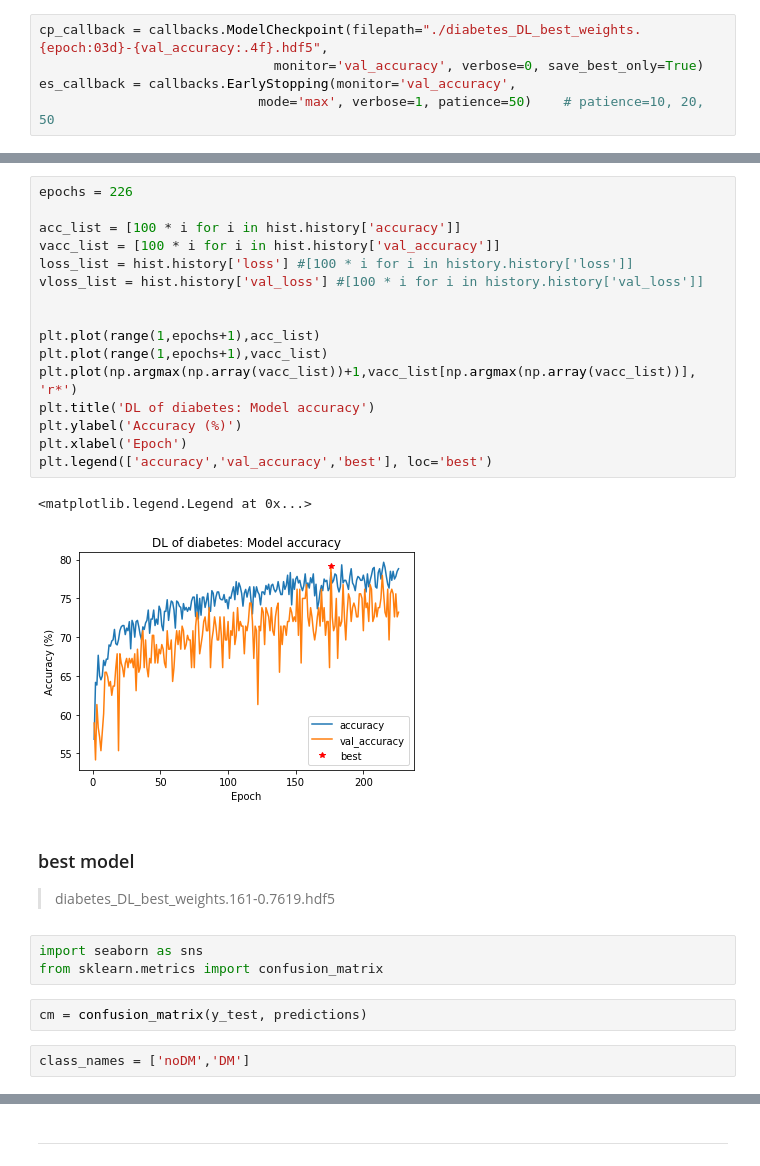
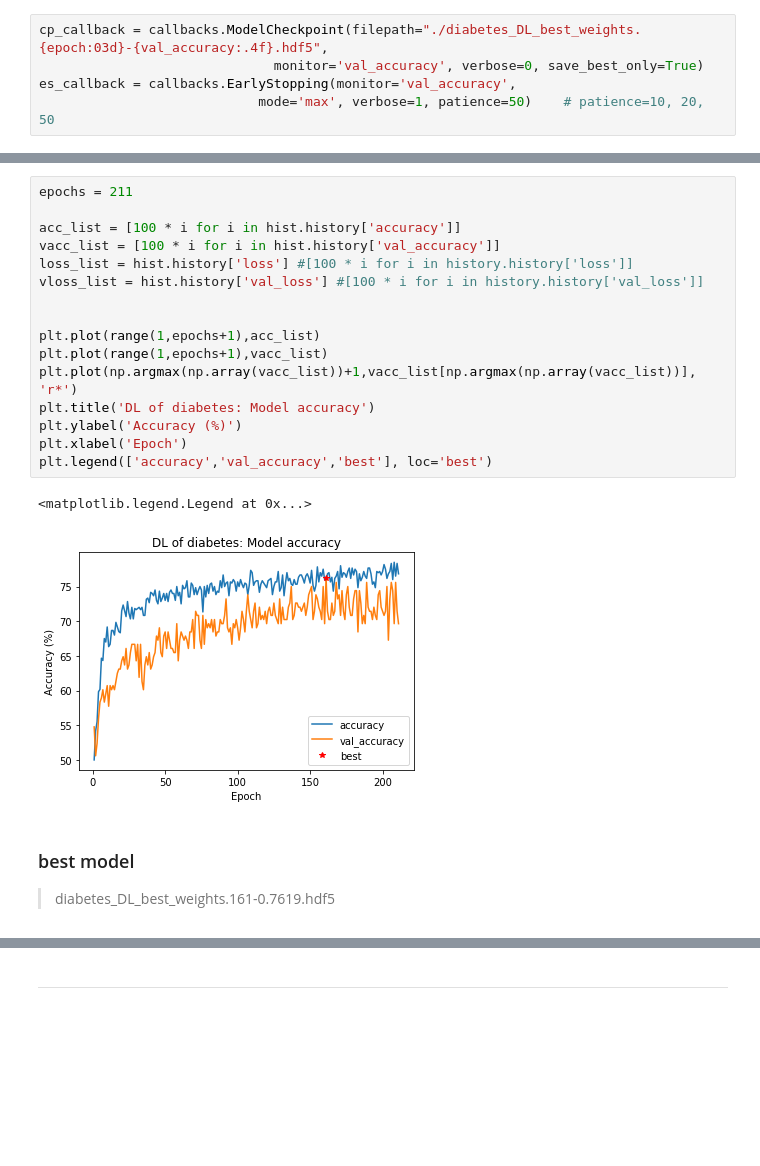
Before and after one commit to anstjsdud/pdm07, a Jupyter notebook: py-tensorflow/tf2_11_diabetes_FCN.ipynb, the cells around one changed output, grey strips where cells are left out. Drawn from its saved outputs; the diff is of its cells as text; blank space fills up the shorter version.

```diff
--- a/py-tensorflow/tf2_11_diabetes_FCN.ipynb
+++ b/py-tensorflow/tf2_11_diabetes_FCN.ipynb
@@ -235,29 +233,22 @@ Epoch 00226: early stopping
 # %%
-epochs = 226
+epochs = 211
 
 acc_list = [100 * i for i in hist.history['accuracy']]
 vacc_list = [100 * i for i in hist.history['val_accuracy']]
 loss_list = hist.history['loss'] #[100 * i for i in history.history['loss']]
 vloss_list = hist.history['val_loss'] #[100 * i for i in history.history['val_loss']]
 
 
 plt.plot(range(1,epochs+1),acc_list)
 plt.plot(range(1,epochs+1),vacc_list)
 plt.plot(np.argmax(np.array(vacc_list))+1,vacc_list[np.argmax(np.array(vacc_list))], 'r*')
 plt.title('DL of diabetes: Model accuracy')
 plt.ylabel('Accuracy (%)')
 plt.xlabel('Epoch')
 plt.legend(['accuracy','val_accuracy','best'], loc='best')
 # %% [output]
 <matplotlib.legend.Legend at 0x...>
-[figure, old version]
+[figure, new version]
 # %% [markdown]
 ### best model
 > diabetes_DL_best_weights.161-0.7619.hdf5
-# %%
-import seaborn as sns
-from sklearn.metrics import confusion_matrix
-# %%
-cm = confusion_matrix(y_test, predictions)
-# %%
-class_names = ['noDM','DM']
```
Also changed, not shown: parts of 9 cells of this notebook.
